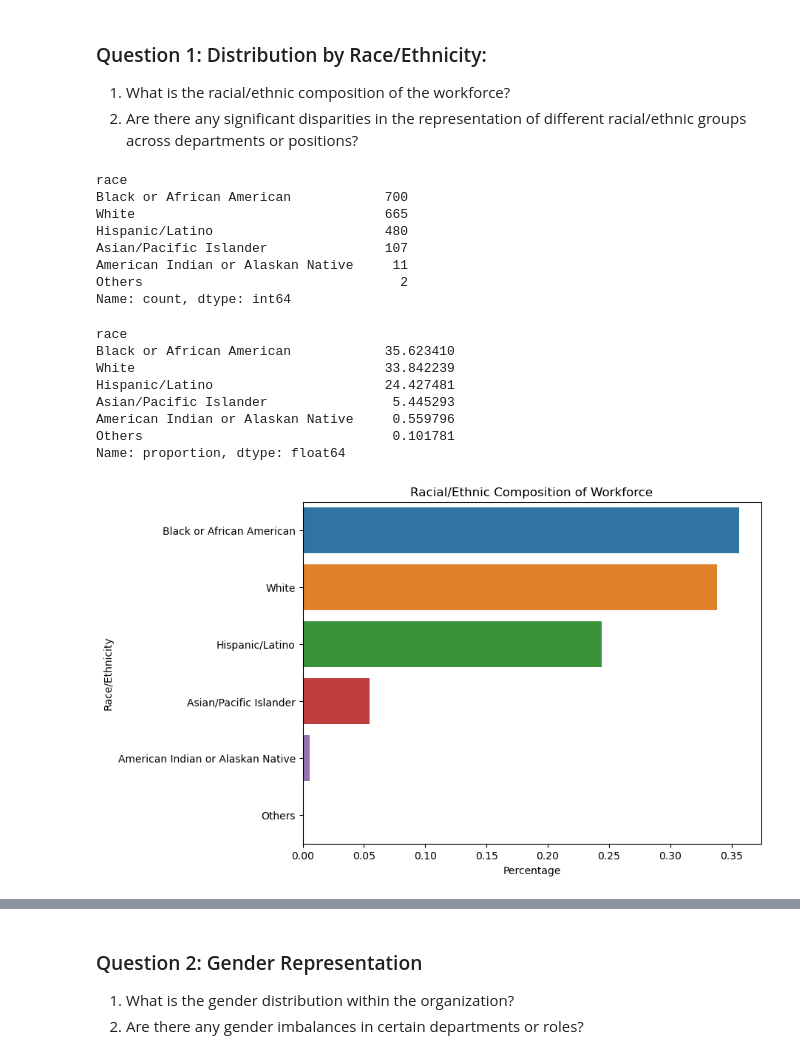
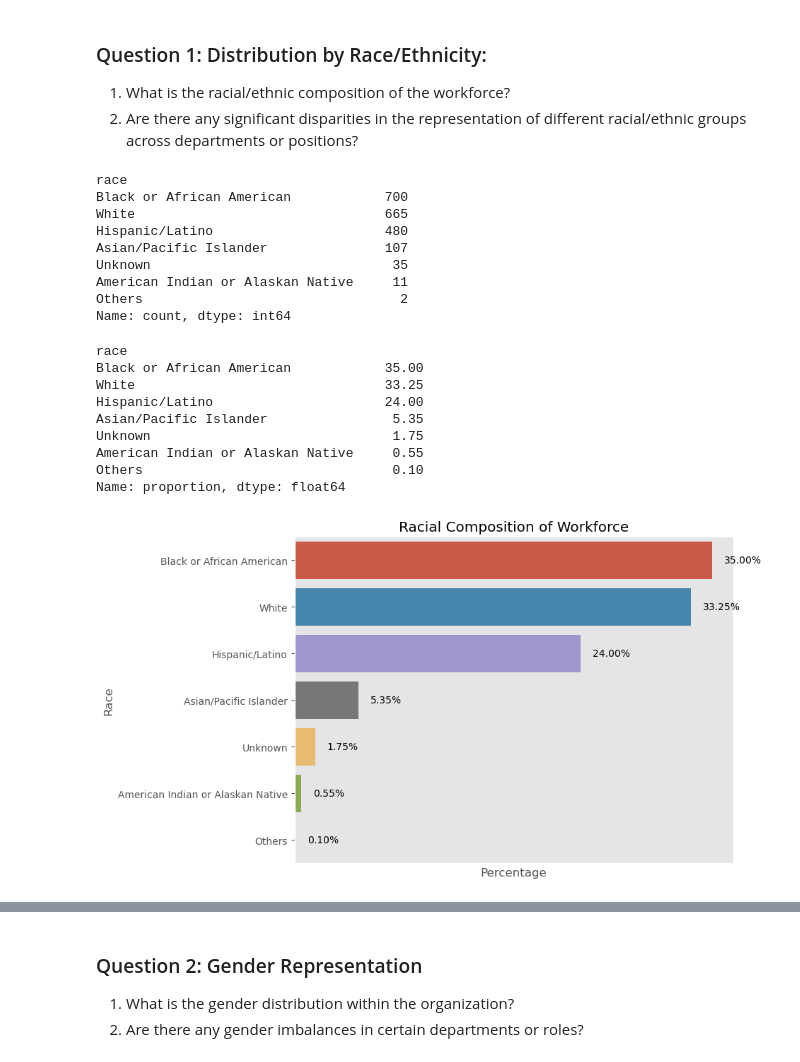
Before and after one commit to sotieno/Data-Projects, a Jupyter notebook: employee-analysis/employee-analysis.ipynb, the cells around one changed output, grey strips where cells are left out. Drawn from its saved outputs; the diff is of its cells as text; code cells hidden in the pictures.

```diff
--- a/employee-analysis/employee-analysis.ipynb
+++ b/employee-analysis/employee-analysis.ipynb
@@ -111,7 +111,7 @@ hire_date              0
 job_date               3
 dtype: int64
 # %%
-# Compute mean of base_salary column
-mean_base_salary = df['base_salary'].mean()
-mean_base_salary
+# Compute median of base_salary column
+median_base_salary = df['base_salary'].median()
+median_base_salary
 # %% [output]
@@ -119,6 +119,6 @@ mean_base_salary
 # %%
-# Fill null values in base_salary column with mean of base_salary
-df['base_salary'].fillna(mean_base_salary, inplace=True)
+# Fill null values in base_salary column with median of base_salary
+df['base_salary'].fillna(median_base_salary, inplace=True)
 
 # Check that changes were effected
 df.isna().sum()
@@ -135,8 +135,8 @@ hire_date             0
 job_date              3
 dtype: int64
 # %%
-# Drop missing data for race column
-df.dropna(subset=['race'], inplace=True)
+# Fill null values in race column with "Unknown"
+df['race'].fillna("Unknown", inplace=True)
 
 # Check that changes were effected
 df.isna().sum()
@@ -214,6 +214,7 @@ Black or African American            700
 White                                665
 Hispanic/Latino                      480
 Asian/Pacific Islander               107
+Unknown                               35
 American Indian or Alaskan Native     11
 Others                                 2
 Name: count, dtype: int64
@@ -223,22 +224,38 @@ race_ethnicity_representation = df.race.value_counts(normalize=True) * 100
 race_ethnicity_representation
 # %% [output]
 race
-Black or African American            35.623410
-White                                33.842239
-Hispanic/Latino                      24.427481
-Asian/Pacific Islander                5.445293
-American Indian or Alaskan Native     0.559796
-Others                                0.101781
+Black or African American            35.00
+White                                33.25
+Hispanic/Latino                      24.00
+Asian/Pacific Islander                5.35
+Unknown                               1.75
+American Indian or Alaskan Native     0.55
+Others                                0.10
 Name: proportion, dtype: float64
 # %%
 # Calculate the racial/ethnic composition of the workforce
 race_ethnicity_distribution = df.race.value_counts(normalize=True)
+
+# Create a bar plot
 plt.figure(figsize=(8, 6))
-sns.barplot(x=race_ethnicity_distribution.values,
-            y=race_ethnicity_distribution.index)
-plt.title('Racial/Ethnic Composition of Workforce')
+
+# Set  background colour of graph
+plt.style.use('ggplot')
+
+ax = sns.barplot(x=race_ethnicity_distribution.values,
+                 y=race_ethnicity_distribution.index)
+
+# Add count labels
+for i, v in enumerate(race_ethnicity_distribution.values):
+    ax.text(v + 0.01, i, f'{v:.2%}', va='center', fontsize=10)
+
+plt.title('Racial Composition of Workforce')
 plt.xlabel('Percentage')
-plt.ylabel('Race/Ethnicity')
+plt.ylabel('Race')
+
+# Remove details of the y-axis
+plt.xticks([])
+
 plt.show()
 # %% [output]
-[figure, old version]
+[figure, new version]
```
Also changed, not shown: parts of 42 cells of this notebook.
